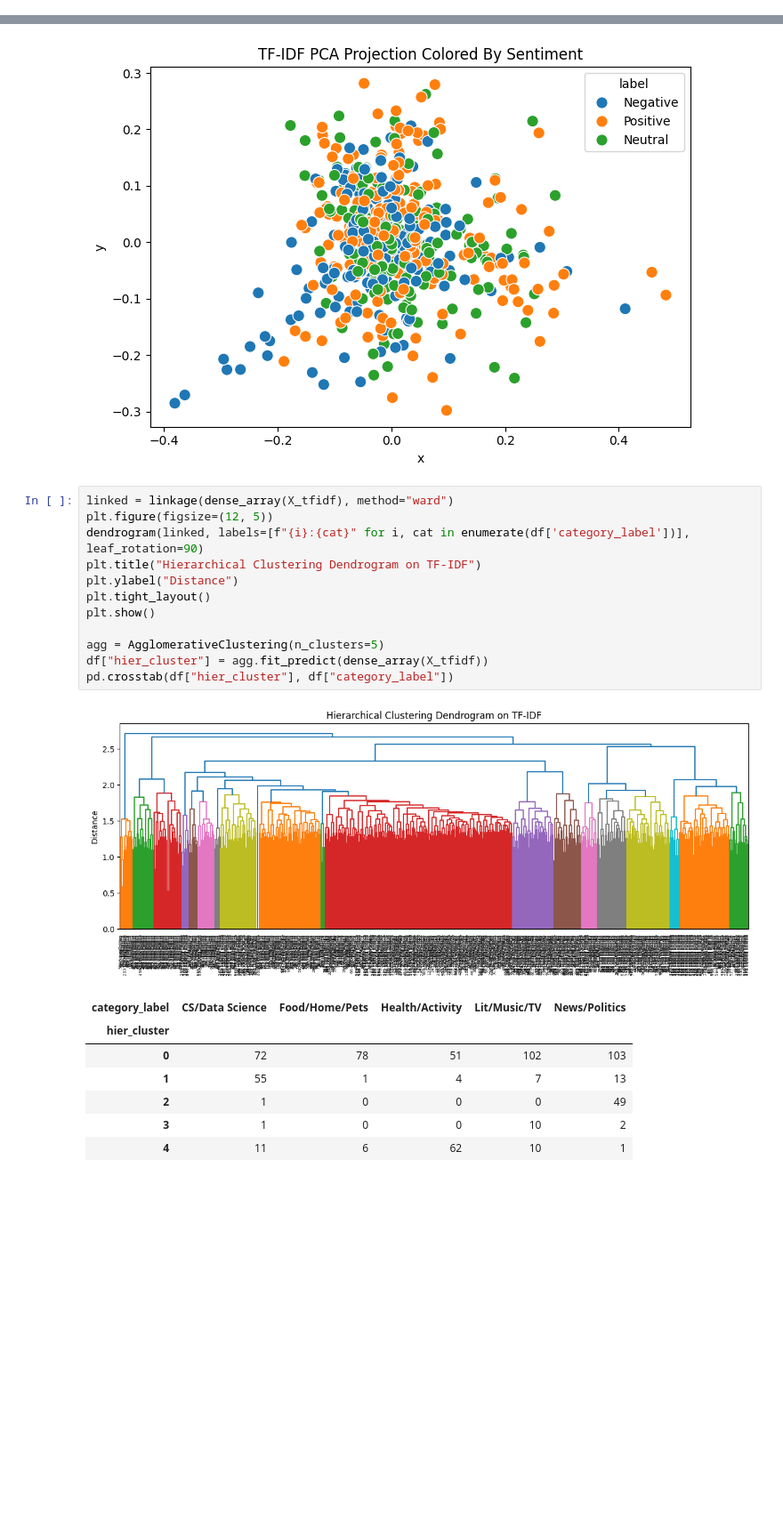
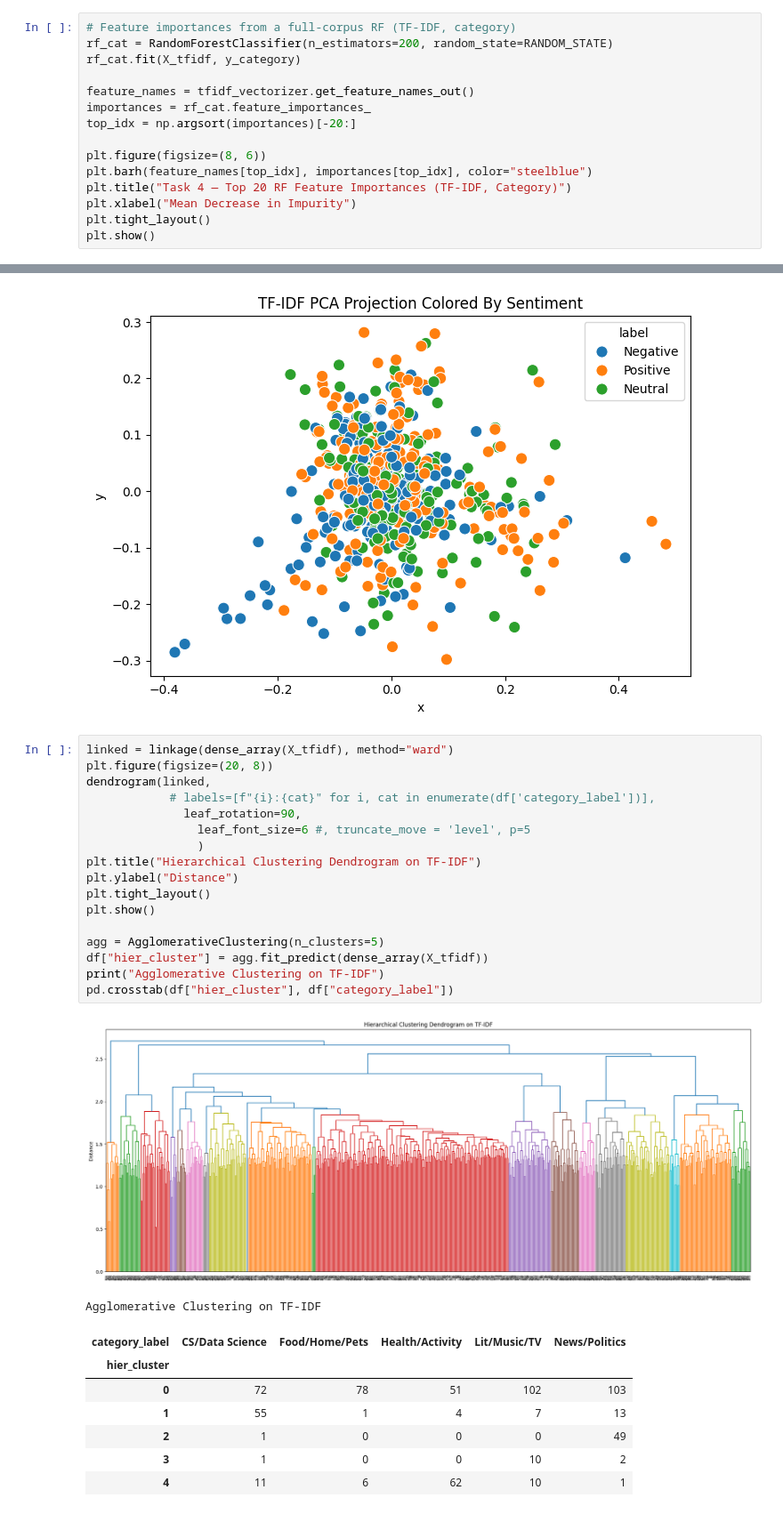
Before and after one commit to avamwilliams/105final, a Jupyter notebook: main.ipynb, the cells around one changed output, grey strips where cells are left out. Shown at 89% size. Saved outputs shown, nothing was run; the diff lists cells and outputs as text; blank space fills up the shorter version.

```diff
--- a/main.ipynb
+++ b/main.ipynb
@@ -476,0 +572,15 @@ weighted avg       0.73      0.73      0.72       128
+# %%
+# Feature importances from a full-corpus RF (TF-IDF, category)
+rf_cat = RandomForestClassifier(n_estimators=200, random_state=RANDOM_STATE)
+rf_cat.fit(X_tfidf, y_category)
+
+feature_names = tfidf_vectorizer.get_feature_names_out()
+importances = rf_cat.feature_importances_
+top_idx = np.argsort(importances)[-20:]
+
+plt.figure(figsize=(8, 6))
+plt.barh(feature_names[top_idx], importances[top_idx], color="steelblue")
+plt.title("Task 4 — Top 20 RF Feature Importances (TF-IDF, Category)")
+plt.xlabel("Mean Decrease in Impurity")
+plt.tight_layout()
+plt.show()
@@ -586,18 +696,24 @@ k-means on BoW compared with category
 [figure]
 # %%
 linked = linkage(dense_array(X_tfidf), method="ward")
-plt.figure(figsize=(12, 5))
-dendrogram(linked, labels=[f"{i}:{cat}" for i, cat in enumerate(df['category_label'])], leaf_rotation=90)
+plt.figure(figsize=(20, 8))
+dendrogram(linked,
+            # labels=[f"{i}:{cat}" for i, cat in enumerate(df['category_label'])],
+              leaf_rotation=90,
+                leaf_font_size=6 #, truncate_move = 'level', p=5
+                )
 plt.title("Hierarchical Clustering Dendrogram on TF-IDF")
 plt.ylabel("Distance")
 plt.tight_layout()
 plt.show()
 
 agg = AgglomerativeClustering(n_clusters=5)
 df["hier_cluster"] = agg.fit_predict(dense_array(X_tfidf))
+print("Agglomerative Clustering on TF-IDF")
 pd.crosstab(df["hier_cluster"], df["category_label"])
 # %% [output]
-[figure, old version]
+[figure, new version]
+Agglomerative Clustering on TF-IDF
 | category_label | CS/Data Science | Food/Home/Pets | Health/Activity | Lit/Music/TV | News/Politics |
 | hier_cluster |  |  |  |  |  |
 | 0 | 72 | 78 | 51 | 102 | 103 |
```
Also changed, not shown: parts of 14 cells of this notebook.
